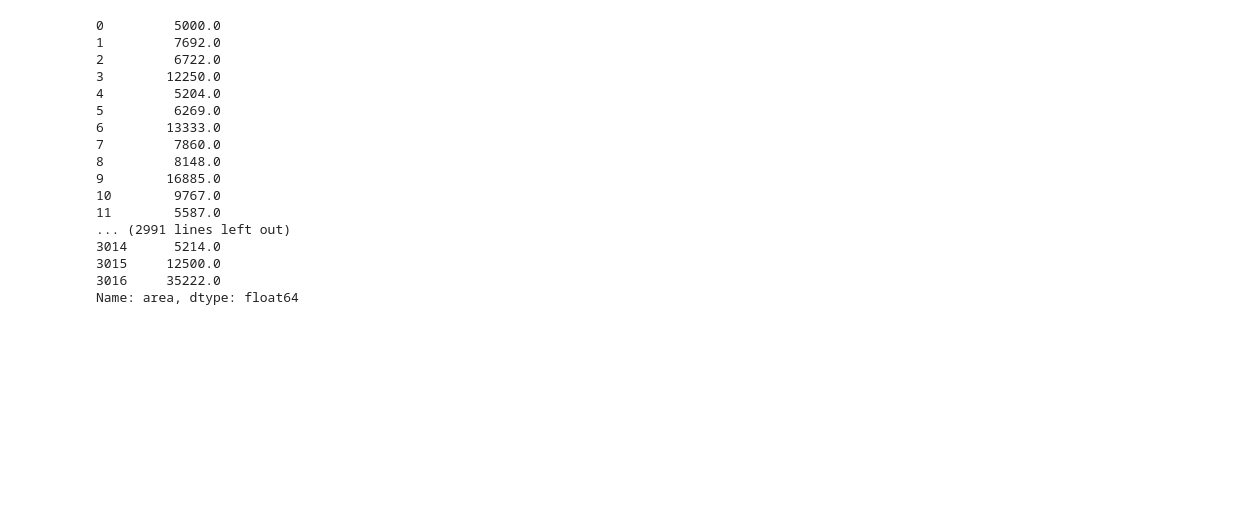
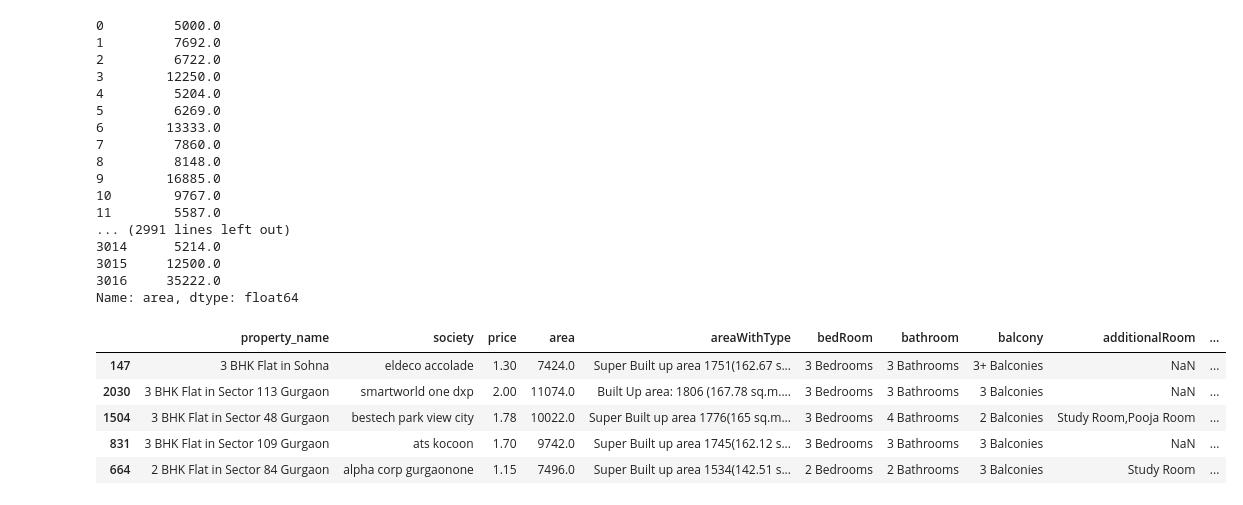
Before and after one commit to Souradip121/AapkaGhar, a Jupyter notebook: data_processin_flats.ipynb, the cells around one changed output. Cells and saved outputs as stored; diff of their text form; code cells hidden in the pictures; blank space fills up the shorter version.

Commit message:
flats data cleaned

```diff
--- a/data_processin_flats.ipynb
+++ b/data_processin_flats.ipynb
@@ -211,3 +211,12 @@ df['area']
 3015     12500.0
 3016     35222.0
 Name: area, dtype: float64
+# %%
+df.sample(5)
+# %% [output]
+|  | property_name | society | price | area | areaWithType | bedRoom | bathroom | balcony | additionalRoom | ... |
+| 147 | 3 BHK Flat in Sohna | eldeco accolade | 1.30 | 7424.0 | Super Built up area 1751(162.67 s... | 3 Bedrooms | 3 Bathrooms | 3+ Balconies | NaN | ... |
+| 2030 | 3 BHK Flat in Sector 113 Gurgaon | smartworld one dxp | 2.00 | 11074.0 | Built Up area: 1806 (167.78 sq.m.... | 3 Bedrooms | 3 Bathrooms | 3 Balconies | NaN | ... |
+| 1504 | 3 BHK Flat in Sector 48 Gurgaon | bestech park view city | 1.78 | 10022.0 | Super Built up area 1776(165 sq.m... | 3 Bedrooms | 4 Bathrooms | 2 Balconies | Study Room,Pooja Room | ... |
+| 831 | 3 BHK Flat in Sector 109 Gurgaon | ats kocoon | 1.70 | 9742.0 | Super Built up area 1745(162.12 s... | 3 Bedrooms | 3 Bathrooms | 3 Balconies | NaN | ... |
+| 664 | 2 BHK Flat in Sector 84 Gurgaon | alpha corp gurgaonone | 1.15 | 7496.0 | Super Built up area 1534(142.51 s... | 2 Bedrooms | 2 Bathrooms | 3 Balconies | Study Room | ... |
```
Also changed, not shown: parts of 18 cells of this notebook, 1 other file.
